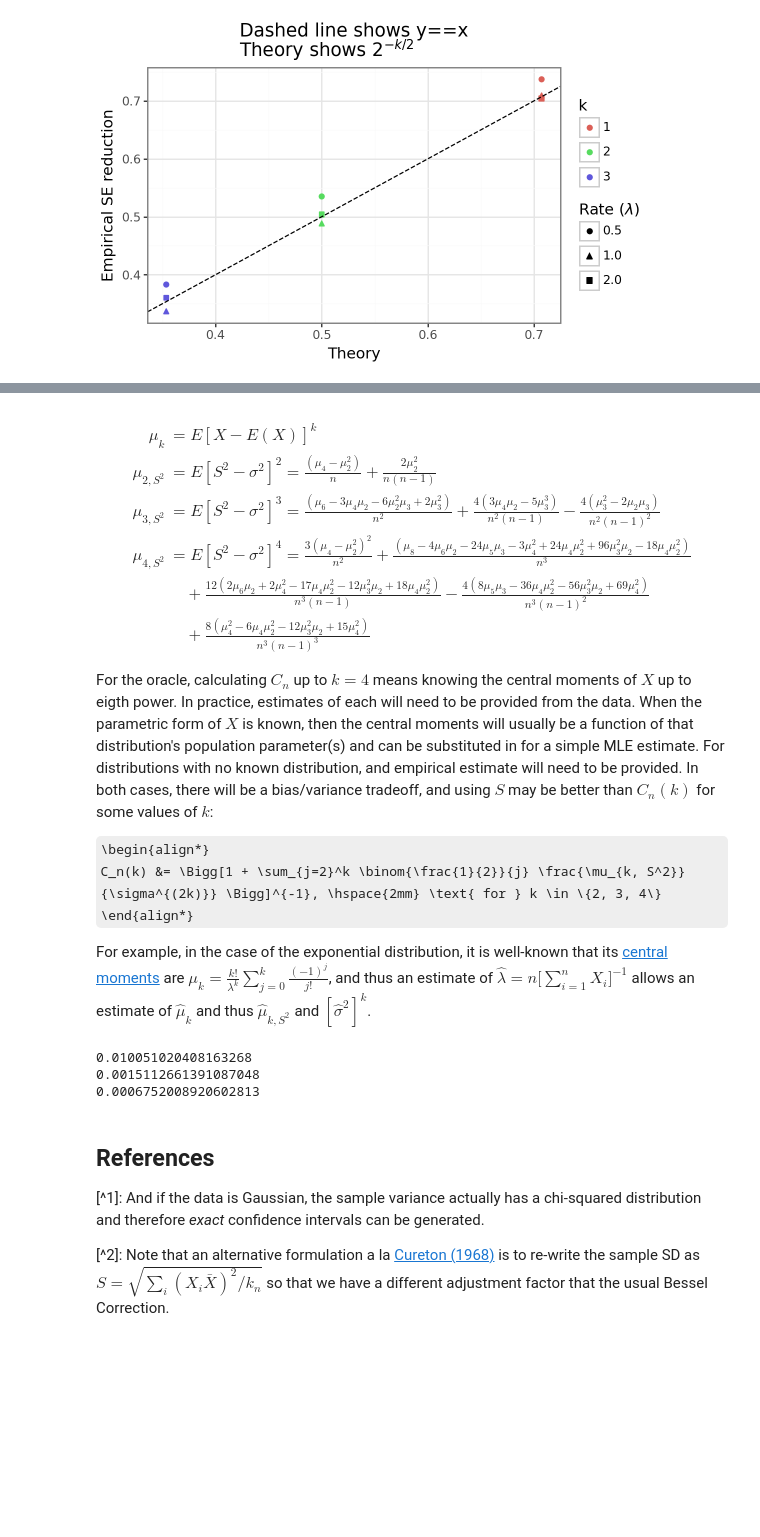
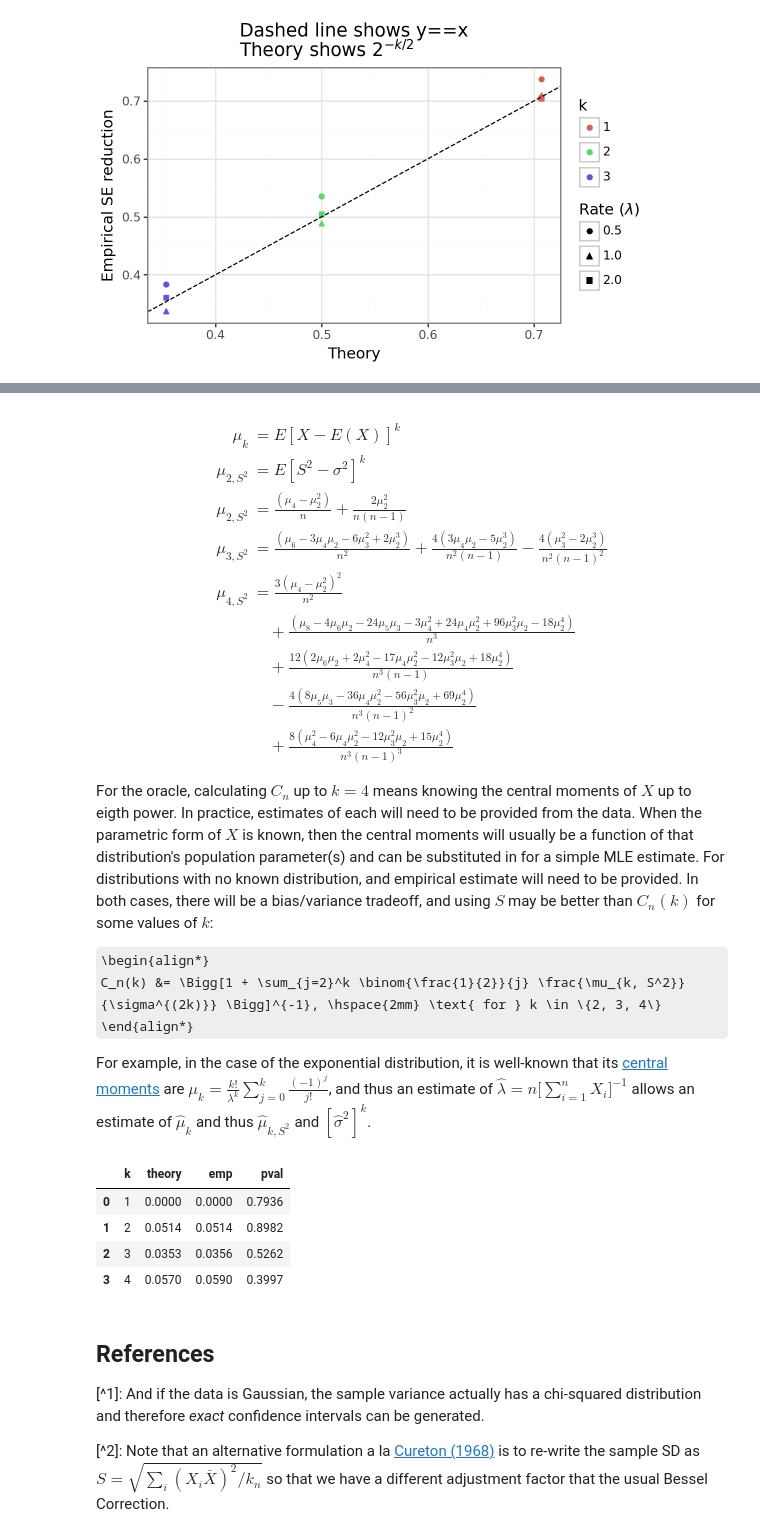
Before and after one commit to erikdrysdale/erikdrysdale.github.io, a Jupyter notebook: _rmd/extra_debias_sd/post.ipynb, the cells around one changed output, grey strips where cells are left out. Cells and saved outputs as stored; diff of their text form; code cells hidden in the pictures; some formulas as TeX source; blank space fills up the shorter version.

```diff
--- a/_rmd/extra_debias_sd/post.ipynb
+++ b/_rmd/extra_debias_sd/post.ipynb
@@ -276,11 +276,14 @@ While it's not exactly clear what $E[S^2 - \sigma^2]^k$ would be in general, luc
 # %% [markdown]
 \begin{align*}
 \mu_k &= E[X - E(X)]^k \\
-\mu_{2,S^2} &= E[S^2 - \sigma^2]^2 = \frac{(\mu_4 - \mu_2^2)}{n} + \frac{2\mu_2^2}{n(n-1)} \\
-\mu_{3,S^2} &= E[S^2 - \sigma^2]^3 = \frac{(\mu_6 - 3\mu_4\mu_2 - 6\mu_2^2\mu_3 + 2\mu_3^2)}{n^2} + \frac{4(3\mu_4\mu_2 - 5\mu_3^3)}{n^2(n-1)} - \frac{4(\mu_3^2 - 2\mu_2\mu_3)}{n^2(n-1)^2} \\
-\mu_{4,S^2} &= E[S^2 - \sigma^2]^4 = \frac{3(\mu_4 - \mu_2^2)^2}{n^2} + \frac{(\mu_8 - 4\mu_6\mu_2 - 24\mu_5\mu_3 - 3\mu_4^2 + 24\mu_4\mu_2^2 + 96\mu_3^2\mu_2 - 18\mu_4\mu_2^2)}{n^3} \\
-&\quad + \frac{12(2\mu_6\mu_2 + 2\mu_4^2 - 17\mu_4\mu_2^2 - 12\mu_3^2\mu_2 + 18\mu_4\mu_2^2)}{n^3(n-1)} - \frac{4(8\mu_5\mu_3 - 36\mu_4\mu_2^2 - 56\mu_3^2\mu_2 + 69\mu_4^2)}{n^3(n-1)^2} \\
-&\quad + \frac{8(\mu_4^2 - 6\mu_4\mu_2^2 - 12\mu_3^2\mu_2 + 15\mu_4^2)}{n^3(n-1)^3}
+\mu_{2,S^2} &= E[S^2 - \sigma^2]^k \\
+\mu_{2,S^2} &= \frac{(\mu_4 - \mu_2^2)}{n} + \frac{2\mu_2^2}{n(n-1)} \\
+\mu_{3,S^2} &= \frac{(\mu_6 - 3\mu_4\mu_2 - 6\mu_3^2 + 2\mu_2^3)}{n^2} + \frac{4(3\mu_4\mu_2 - 5\mu_2^3)}{n^2(n-1)} - \frac{4(\mu_3^2 - 2\mu_2^3)}{n^2(n-1)^2} \\
+\mu_{4,S^2} &= \frac{3(\mu_4 - \mu_2^2)^2}{n^2} \\
+        &\quad + \frac{(\mu_8 - 4\mu_6\mu_2 - 24\mu_5\mu_3 - 3\mu_4^2 + 24\mu_4\mu_2^2 + 96\mu_3^2\mu_2 - 18\mu_2^4)}{n^3} \\
+        &\quad + \frac{12(2\mu_6\mu_2 + 2\mu_4^2 - 17\mu_4\mu_2^2 - 12\mu_3^2\mu_2 + 18\mu_2^4)}{n^3(n-1)} \\
+        &\quad - \frac{4(8\mu_5\mu_3 - 36\mu_4\mu_2^2 - 56\mu_3^2\mu_2 + 69\mu_2^4)}{n^3(n-1)^2} \\
+        &\quad + \frac{8(\mu_4^2 - 6\mu_4\mu_2^2 - 12\mu_3^2\mu_2 + 15\mu_2^4)}{n^3(n-1)^3}
 \end{align*}
 
 For the oracle, calculating $C_n$ up to $k=4$ means knowing the central moments of $X$ up to eigth power. In practice, estimates of each will need to be provided from the data. When the parametric form of $X$ is known, then the central moments will usually be a function of that distribution's population parameter(s) and can be substituted in for a simple MLE estimate. For distributions with no known distribution, and empirical estimate will need to be provided. In both cases, there will be a bias/variance tradeoff, and using $S$ may be better than $C_n(k)$ for some values of $k$:
@@ -309,48 +312,75 @@ def mu_k_S2(k:int, n: int, moment_func: Callable) -> float | Tuple:
     """
     Calculate \mu_{k, S^2} = E[(S^2 - \sigma^2)]^k for k={2,3,4}
 
     Args
     ====
     n: int
         The sample size
     moment_func:
         A function to calculate the (central) moment for the assumed distribution of X where S^2 = (n-1)^{-1} \sum_i (X_i - \bar{X})^2
     """
     assert k in [1, 2, 3, 4], 'k must be in {1, 2, 3, 4}'
 
     # Calculate necessary moments
     mu2 = moment_func(2)
     mu3 = moment_func(3)
     mu4 = moment_func(4)
     if k == 2:
         val = (mu4 - mu2**2) / n + 2 * mu2**2 / (n * (n - 1))
     # must be at least k >= 3
     mu5 = moment_func(5)
     mu6 = moment_func(6)
     if k == 3:
-        val = (mu6 - 3 * mu4 * mu2 - 6 * mu2**2 * mu3 + 2 * mu3**2) / n**2 + \
-             4 * (3 * mu4 * mu2 - 5 * mu3**3) / (n**2 * (n - 1)) - \
-             4 * (mu3**2 - 2 * mu2 * mu3) / (n**2 * (n - 1)**2)
+        val = (mu6 - 3 * mu4 * mu2 - 6 * mu3**2 + 2 * mu2**3) / n**2 + \
+             4 * (3 * mu4 * mu2 - 5 * mu2**3) / (n**2 * (n - 1)) - \
+             4 * (mu3**2 - 2 * mu2**3) / (n**2 * (n - 1)**2)
 
     if k == 4:
         # must be k == 4
         mu8 = moment_func(8)
         val = 3 * (mu4 - mu2**2)**2 / n**2 + \
-                (mu8 - 4 * mu6 * mu2 - 24 * mu5 * mu3 - 3 * mu4**2 + 24 * mu4 * mu2**2 + 96 * mu3**2 * mu2 - 18 * mu4 * mu2**2) / n**3 + \
-                12 * (2 * mu6 * mu2 + 2 * mu4**2 - 17 * mu4 * mu2**2 - 12 * mu3**2 * mu2 + 18 * mu4 * mu2**2) / (n**3 * (n - 1)) - \
-                4 * (8 * mu5 * mu3 - 36 * mu4 * mu2**2 - 56 * mu3**2 * mu2 + 69 * mu4**2) / (n**3 * (n - 1)**2) + \
-                8 * (mu4**2 - 6 * mu4 * mu2**2 - 12 * mu3**2 * mu2 + 15 * mu4**2) / (n**3 * (n - 1)**3)
+                (mu8 - 4 * mu6 * mu2 - 24 * mu5 * mu3 - 3 * mu4**2 + 24 * mu4 * mu2**2 + 96 * mu3**2 * mu2 - 18 * mu2**4) / n**3 + \
+                12 * (2 * mu6 * mu2 + 2 * mu4**2 - 17 * mu4 * mu2**2 - 12 * mu3**2 * mu2 + 18 * mu2**4) / (n**3 * (n - 1)) - \
+                4 * (8 * mu5 * mu3 - 36 * mu4 * mu2**2 - 56 * mu3**2 * mu2 + 69 * mu2**4) / (n**3 * (n - 1)**2) + \
+                8 * (mu4**2 - 6 * mu4 * mu2**2 - 12 * mu3**2 * mu2 + 15 * mu2**4) / (n**3 * (n - 1)**3)
     return val
 
-central_Exp_moments = CentralExpMoments(lambd = 2)
-q = 50
-print(mu_k_S2(k = 2, n = q, moment_func=central_Exp_moments))
-print(mu_k_S2(k = 3, n = q, moment_func=central_Exp_moments))
-print(mu_k_S2(k = 4, n = q, moment_func=central_Exp_moments))
+
+from scipy.stats import ttest_1samp
+# Set up parameters
+seed = 1234
+lambd = 2
+q = 10
+nsim = 2000000
+Xdist = expon(scale = 1 / lambd)
+sigma2 = Xdist.var()
+central_Exp_moments = CentralExpMoments(lambd = lambd)
+theory_mu_1_S2 = 0
+theory_mu_2_S2 = mu_k_S2(k = 2, n = q, moment_func=central_Exp_moments)
+theory_mu_3_S2 = mu_k_S2(k = 3, n = q, moment_func=central_Exp_moments)
+theory_mu_4_S2 = mu_k_S2(k = 4, n = q, moment_func=central_Exp_moments)
+# Draw data
+S2 = Xdist.rvs(size = (nsim, q), random_state=seed).var(axis=1, ddof=1)
+hat_mu_1_S2 = np.mean((S2 - sigma2))
+pval_mu_1_S2 = ttest_1samp(a = (S2 - sigma2), popmean=theory_mu_1_S2).pvalue
+hat_mu_2_S2 = np.mean((S2 - sigma2)**2)
+pval_mu_2_S2 = ttest_1samp(a = (S2 - sigma2)**2, popmean=theory_mu_2_S2).pvalue
+hat_mu_3_S2 = np.mean((S2 - sigma2)**3)
+pval_mu_3_S2 = ttest_1samp(a = (S2 - sigma2)**3, popmean=theory_mu_3_S2).pvalue
+hat_mu_4_S2 = np.mean((S2 - sigma2)**4)
+pval_mu_4_S2 = ttest_1samp(a = (S2 - sigma2)**4, popmean=theory_mu_4_S2).pvalue
+
+# Show that results are within theory
+pd.DataFrame({'k':[1,2,3,4],
+              'theory':[theory_mu_1_S2, theory_mu_2_S2, theory_mu_3_S2, theory_mu_4_S2],
+              'emp':[hat_mu_1_S2, hat_mu_2_S2, hat_mu_3_S2, hat_mu_4_S2],
+              'pval':[pval_mu_1_S2, pval_mu_2_S2, pval_mu_3_S2, pval_mu_4_S2]}).round(4)
 # %% [output]
-0.010051020408163268
-0.0015112661391087048
-0.0006752008920602813
+|  | k | theory | emp | pval |
+| 0 | 1 | 0.0000 | 0.0000 | 0.7936 |
+| 1 | 2 | 0.0514 | 0.0514 | 0.8982 |
+| 2 | 3 | 0.0353 | 0.0356 | 0.5262 |
+| 3 | 4 | 0.0570 | 0.0590 | 0.3997 |
 # %% [markdown]
 ## References
 
```
Also changed, not shown: parts of 1 cell of this notebook.
